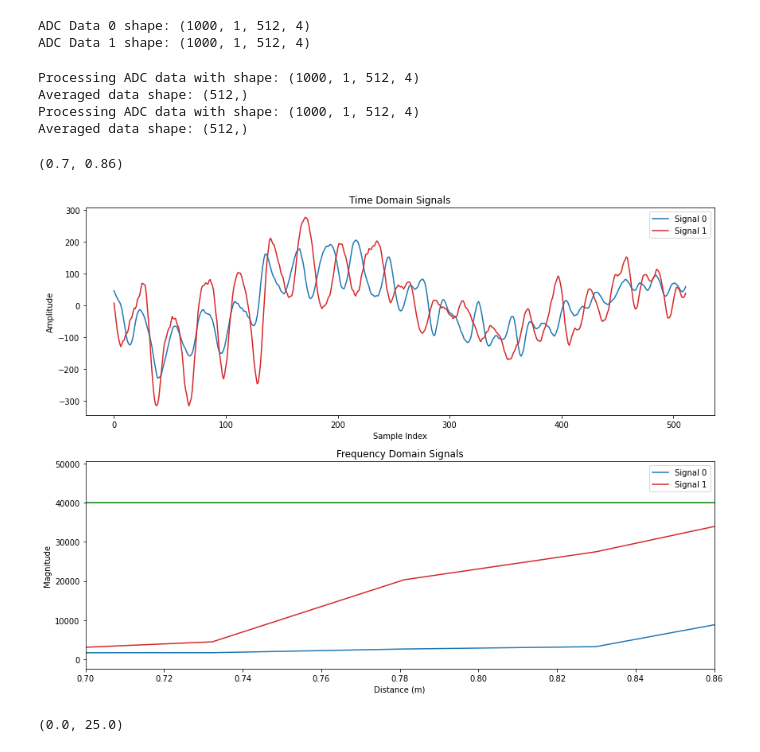
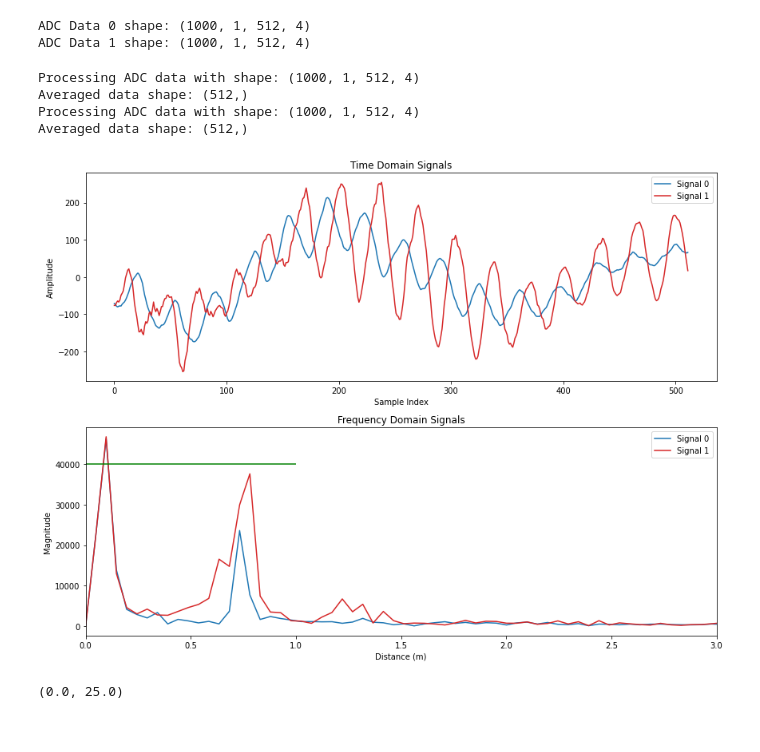
Before and after one commit to arlaptiev/sk_mmwave, a Jupyter notebook: data/radar_mult.ipynb, the cells around one changed output. Cells and saved outputs as stored; diff of their text form; code cells hidden in the pictures.

Commit message:
data

```diff
--- a/data/radar_mult.ipynb
+++ b/data/radar_mult.ipynb
@@ -159,10 +159,10 @@ Slope: 60012000000000.0 Hz/s
 Range resolution: 0.048818361327734455 m
 Sample rate: 10000000.0 Hz
 # %%
-adc_data0 = load_radar_file('./adc_data_empty_t2_v1.bin', NUM_FRAMES, NUM_CHIRP, SAMPLES_PER_CHIRP)
+adc_data0 = load_radar_file('./adc_data_empty_v1_s2_t4.bin', NUM_FRAMES, NUM_CHIRP, SAMPLES_PER_CHIRP)
 print("ADC Data 0 shape:", adc_data0.shape)
 
-adc_data1 = load_radar_file('./adc_data_full_t2_v1.bin', NUM_FRAMES, NUM_CHIRP, SAMPLES_PER_CHIRP)
+adc_data1 = load_radar_file('./adc_data_full_v1_s2_t4.bin', NUM_FRAMES, NUM_CHIRP, SAMPLES_PER_CHIRP)
 print("ADC Data 1 shape:", adc_data1.shape)
 # %% [output]
 ADC Data 0 shape: (1000, 1, 512, 4)
@@ -211,36 +211,35 @@ for i, signal in enumerate(signals_t):
 plt.title('Time Domain Signals')
 plt.xlabel('Sample Index')
 plt.ylabel('Amplitude')
 plt.legend()
 
 # --- Frequency Domain Plot ---
 plt.subplot(2, 1, 2)
 # for i, fft_result in enumerate(signals_f):
 #     for j in range(fft_result.shape[1]):  # iterate over RX channels
 #         plt.plot(fft_meters[:SAMPLES_PER_CHIRP // 2],
 #                  np.abs(fft_result[:SAMPLES_PER_CHIRP // 2, j]),
 #                  label=f'Signal {i} RX {j}',
 #                  color=base_colors[i],
 #                  linestyle=line_styles[j % len(line_styles)])
 for i, fft_result in enumerate(signals_f):
     plt.plot(fft_meters[:SAMPLES_PER_CHIRP // 2],  np.abs(fft_result[:SAMPLES_PER_CHIRP // 2]), label=f'Signal {i}', color=base_colors[i])
 plt.title('Frequency Domain Signals')
 plt.xlabel('Distance (m)')
 plt.ylabel('Magnitude')
 plt.hlines([40000], 0, 1, colors=['green'])
 plt.legend()
 plt.tight_layout()
-plt.xlim(0.7, 0.86)
+plt.xlim(0, 3)
 
 #
 print()
 # %% [output]
 Processing ADC data with shape: (1000, 1, 512, 4)
 Averaged data shape: (512,)
 Processing ADC data with shape: (1000, 1, 512, 4)
 Averaged data shape: (512,)
-(0.7, 0.86)
-[figure, old version]
+[figure, new version]
 # %%
 adc_data = adc_data1
 # %%
```
Also changed, not shown: 11 other files.
